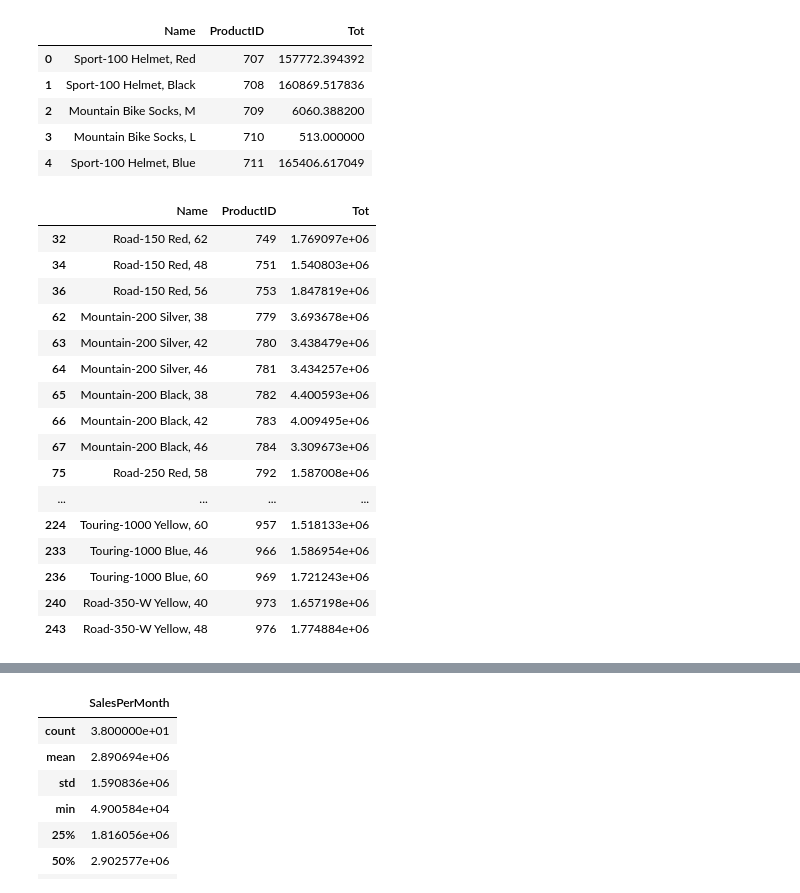
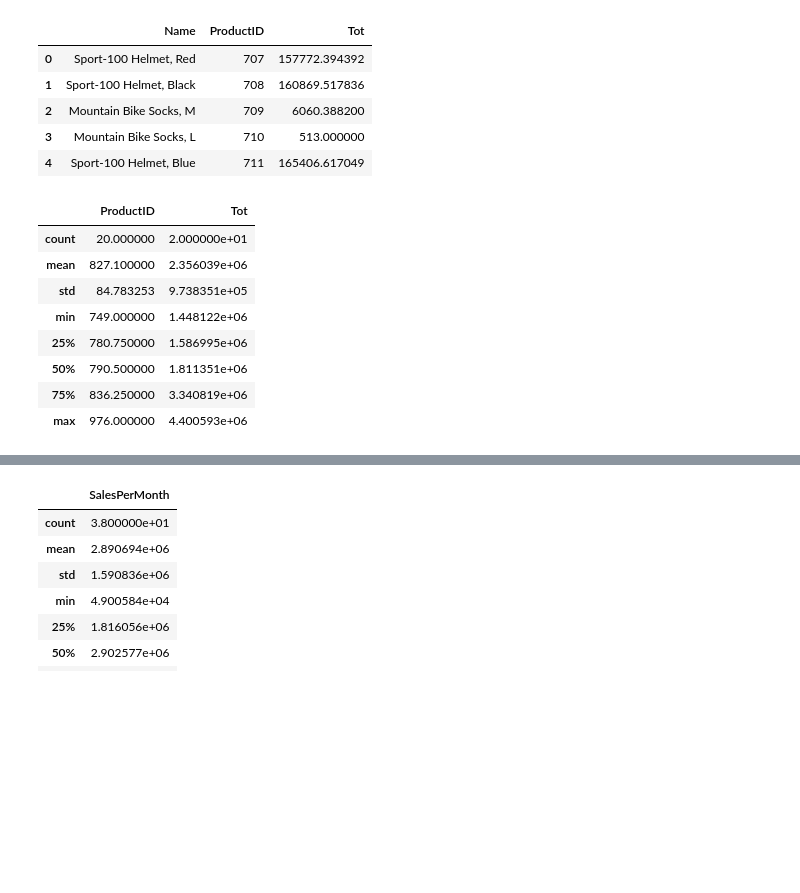
Before and after one commit to giorgio-solinas1980/sql, a Jupyter notebook: SqlKunskapKontroll.ipynb, the cells around one changed output, grey strips where cells are left out. Cells and saved outputs as stored; diff of their text form; code cells hidden in the pictures; blank space fills up the shorter version.

```diff
--- a/SqlKunskapKontroll.ipynb
+++ b/SqlKunskapKontroll.ipynb
@@ -174,7 +187,7 @@ cte = """with top20sales as (SELECT sum(LineTotal) as Tot,
 	group by ProductID)
 	SELECT Tot
     FROM top20sales
-	where RowNumber = 20"""
+	where RowNumber = 21"""
 # %%
 r= pd.read_sql(cte,engine)
 # %%
@@ -195,22 +208,14 @@ df_by_sales.head()
 # %%
 top20_df= df_by_sales[df_by_sales['Tot']>r['Tot'][0]]
 # %%
-top20_df
+top20_df.describe()
 # %% [output]
-|  | Name | ProductID | Tot |
-| 32 | Road-150 Red, 62 | 749 | 1.769097e+06 |
-| 34 | Road-150 Red, 48 | 751 | 1.540803e+06 |
-| 36 | Road-150 Red, 56 | 753 | 1.847819e+06 |
-| 62 | Mountain-200 Silver, 38 | 779 | 3.693678e+06 |
-| 63 | Mountain-200 Silver, 42 | 780 | 3.438479e+06 |
-| 64 | Mountain-200 Silver, 46 | 781 | 3.434257e+06 |
-| 65 | Mountain-200 Black, 38 | 782 | 4.400593e+06 |
-| 66 | Mountain-200 Black, 42 | 783 | 4.009495e+06 |
-| 67 | Mountain-200 Black, 46 | 784 | 3.309673e+06 |
-| 75 | Road-250 Red, 58 | 792 | 1.587008e+06 |
-| ... | ... | ... | ... |
-| 224 | Touring-1000 Yellow, 60 | 957 | 1.518133e+06 |
-| 233 | Touring-1000 Blue, 46 | 966 | 1.586954e+06 |
-| 236 | Touring-1000 Blue, 60 | 969 | 1.721243e+06 |
-| 240 | Road-350-W Yellow, 40 | 973 | 1.657198e+06 |
-| 243 | Road-350-W Yellow, 48 | 976 | 1.774884e+06 |
+|  | ProductID | Tot |
+| count | 20.000000 | 2.000000e+01 |
+| mean | 827.100000 | 2.356039e+06 |
+| std | 84.783253 | 9.738351e+05 |
+| min | 749.000000 | 1.448122e+06 |
+| 25% | 780.750000 | 1.586995e+06 |
+| 50% | 790.500000 | 1.811351e+06 |
+| 75% | 836.250000 | 3.340819e+06 |
+| max | 976.000000 | 4.400593e+06 |
```
Also changed, not shown: parts of 18 cells of this notebook, 1 other file.
